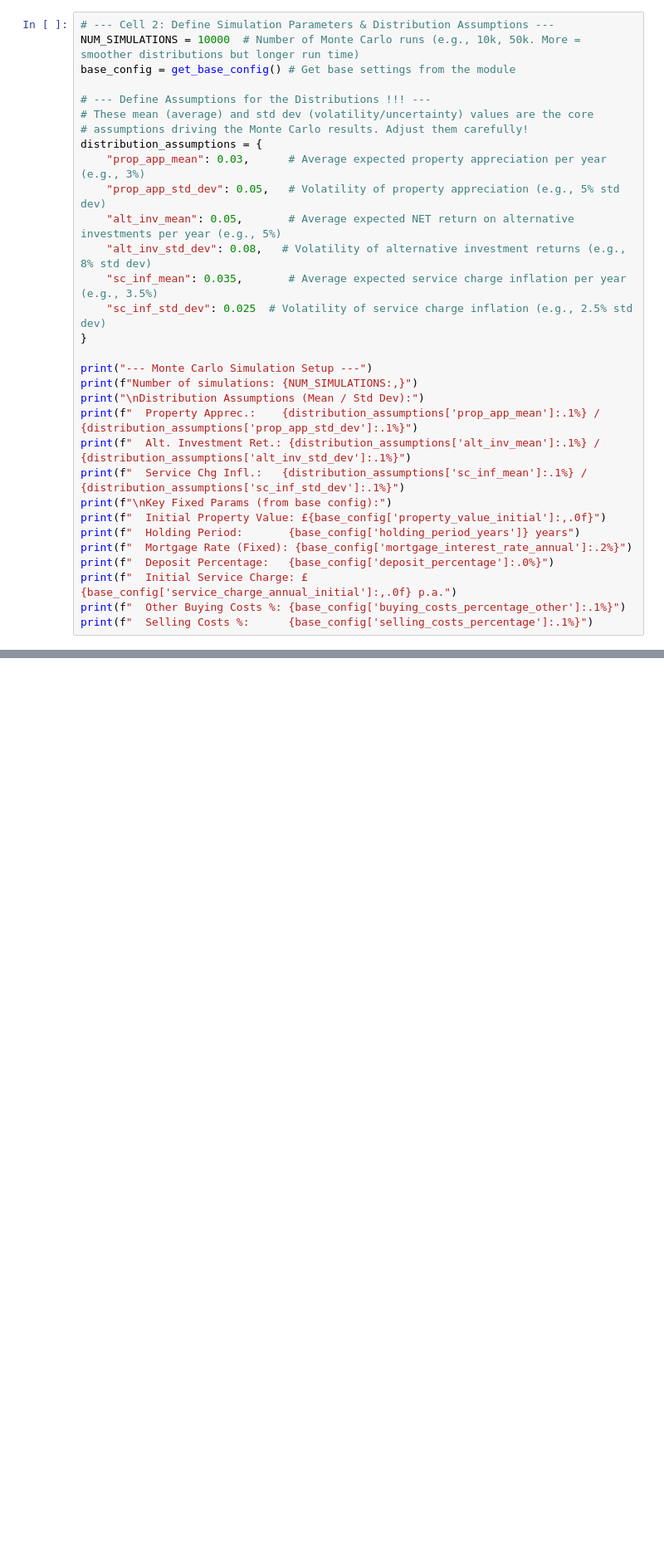
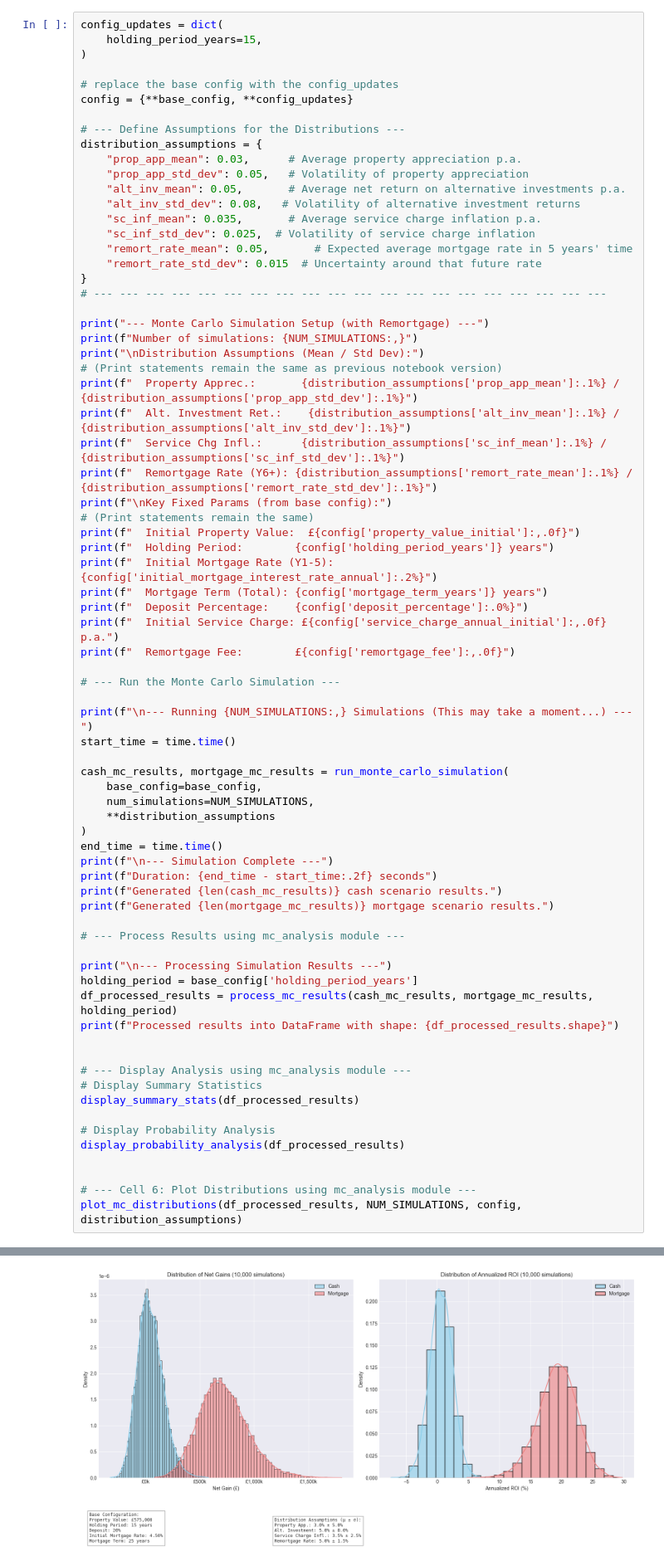
Before and after one commit to Joe-SC/mortgage_stuff, a Jupyter notebook: monte_carlo.ipynb, the cells around one changed output, grey strips where cells are left out. Shown at 83% size. Drawn from its saved outputs; the diff is of its cells as text; blank space fills up the shorter version.

Commit message:
Enhance Monte Carlo Simulation with Remortgage Analysis and Update Parameters

```diff
--- a/monte_carlo.ipynb
+++ b/monte_carlo.ipynb
@@ -35,32 +31,74 @@ distribution_assumptions = {
 # %%
-# --- Cell 2: Define Simulation Parameters & Distribution Assumptions ---
-NUM_SIMULATIONS = 10000  # Number of Monte Carlo runs (e.g., 10k, 50k. More = smoother distributions but longer run time)
-base_config = get_base_config() # Get base settings from the module
+config_updates = dict(
+    holding_period_years=15,
+)
 
-# --- Define Assumptions for the Distributions !!! ---
-# These mean (average) and std dev (volatility/uncertainty) values are the core
-# assumptions driving the Monte Carlo results. Adjust them carefully!
+# replace the base config with the config_updates
+config = {**base_config, **config_updates}
+
+# --- Define Assumptions for the Distributions ---
 distribution_assumptions = {
-    "prop_app_mean": 0.03,      # Average expected property appreciation per year (e.g., 3%)
-    "prop_app_std_dev": 0.05,   # Volatility of property appreciation (e.g., 5% std dev)
-    "alt_inv_mean": 0.05,       # Average expected NET return on alternative investments per year (e.g., 5%)
-    "alt_inv_std_dev": 0.08,   # Volatility of alternative investment returns (e.g., 8% std dev)
-    "sc_inf_mean": 0.035,       # Average expected service charge inflation per year (e.g., 3.5%)
-    "sc_inf_std_dev": 0.025  # Volatility of service charge inflation (e.g., 2.5% std dev)
+    "prop_app_mean": 0.03,      # Average property appreciation p.a.
+    "prop_app_std_dev": 0.05,   # Volatility of property appreciation
+    "alt_inv_mean": 0.05,       # Average net return on alternative investments p.a.
+    "alt_inv_std_dev": 0.08,   # Volatility of alternative investment returns
+    "sc_inf_mean": 0.035,       # Average service charge inflation p.a.
+    "sc_inf_std_dev": 0.025,  # Volatility of service charge inflation
+    "remort_rate_mean": 0.05,       # Expected average mortgage rate in 5 years' time
+    "remort_rate_std_dev": 0.015  # Uncertainty around that future rate
 }
+# --- --- --- --- --- --- --- --- --- --- --- --- --- --- --- --- --- --- --- ---
 
-print("--- Monte Carlo Simulation Setup ---")
+print("--- Monte Carlo Simulation Setup (with Remortgage) ---")
 print(f"Number of simulations: {NUM_SIMULATIONS:,}")
 print("\nDistribution Assumptions (Mean / Std Dev):")
-print(f"  Property Apprec.:    {distribution_assumptions['prop_app_mean']:.1%} / {distribution_assumptions['prop_app_std_dev']:.1%}")
-print(f"  Alt. Investment Ret.: {distribution_assumptions['alt_inv_mean']:.1%} / {distribution_assumptions['alt_inv_std_dev']:.1%}")
-print(f"  Service Chg Infl.:   {distribution_assumptions['sc_inf_mean']:.1%} / {distribution_assumptions['sc_inf_std_dev']:.1%}")
+# (Print statements remain the same as previous notebook version)
+print(f"  Property Apprec.:       {distribution_assumptions['prop_app_mean']:.1%} / {distribution_assumptions['prop_app_std_dev']:.1%}")
+print(f"  Alt. Investment Ret.:    {distribution_assumptions['alt_inv_mean']:.1%} / {distribution_assumptions['alt_inv_std_dev']:.1%}")
+print(f"  Service Chg Infl.:      {distribution_assumptions['sc_inf_mean']:.1%} / {distribution_assumptions['sc_inf_std_dev']:.1%}")
+print(f"  Remortgage Rate (Y6+): {distribution_assumptions['remort_rate_mean']:.1%} / {distribution_assumptions['remort_rate_std_dev']:.1%}")
 print(f"\nKey Fixed Params (from base config):")
-print(f"  Initial Property Value: £{base_config['property_value_initial']:,.0f}")
-print(f"  Holding Period:       {base_config['holding_period_years']} years")
-print(f"  Mortgage Rate (Fixed): {base_config['mortgage_interest_rate_annual']:.2%}")
-print(f"  Deposit Percentage:   {base_config['deposit_percentage']:.0%}")
-print(f"  Initial Service Charge: £{base_config['service_charge_annual_initial']:,.0f} p.a.")
-print(f"  Other Buying Costs %: {base_config['buying_costs_percentage_other']:.1%}")
-print(f"  Selling Costs %:      {base_config['selling_costs_percentage']:.1%}")
+# (Print statements remain the same)
+print(f"  Initial Property Value:  £{config['property_value_initial']:,.0f}")
+print(f"  Holding Period:        {config['holding_period_years']} years")
+print(f"  Initial Mortgage Rate (Y1-5): {config['initial_mortgage_interest_rate_annual']:.2%}")
+print(f"  Mortgage Term (Total): {config['mortgage_term_years']} years")
+print(f"  Deposit Percentage:    {config['deposit_percentage']:.0%}")
+print(f"  Initial Service Charge: £{config['service_charge_annual_initial']:,.0f} p.a.")
+print(f"  Remortgage Fee:        £{config['remortgage_fee']:,.0f}")
+
+# --- Run the Monte Carlo Simulation ---
+
+print(f"\n--- Running {NUM_SIMULATIONS:,} Simulations (This may take a moment...) ---")
+start_time = time.time()
+
+cash_mc_results, mortgage_mc_results = run_monte_carlo_simulation(
+    base_config=base_config,
+    num_simulations=NUM_SIMULATIONS,
+    **distribution_assumptions
+)
+end_time = time.time()
+print(f"\n--- Simulation Complete ---")
+print(f"Duration: {end_time - start_time:.2f} seconds")
+print(f"Generated {len(cash_mc_results)} cash scenario results.")
+print(f"Generated {len(mortgage_mc_results)} mortgage scenario results.")
+
+# --- Process Results using mc_analysis module ---
+
+print("\n--- Processing Simulation Results ---")
+holding_period = base_config['holding_period_years']
+df_processed_results = process_mc_results(cash_mc_results, mortgage_mc_results, holding_period)
+print(f"Processed results into DataFrame with shape: {df_processed_results.shape}")
+
+
+# --- Display Analysis using mc_analysis module ---
+# Display Summary Statistics
+display_summary_stats(df_processed_results)
+
+# Display Probability Analysis
+display_probability_analysis(df_processed_results)
+
+
+# --- Cell 6: Plot Distributions using mc_analysis module ---
+plot_mc_distributions(df_processed_results, NUM_SIMULATIONS, config, distribution_assumptions)
 # %% [output]
@@ -82,0 +122 @@ Key Fixed Params (from base config):
+[figure, added]
```
Also changed, not shown: parts of 8 cells of this notebook.
